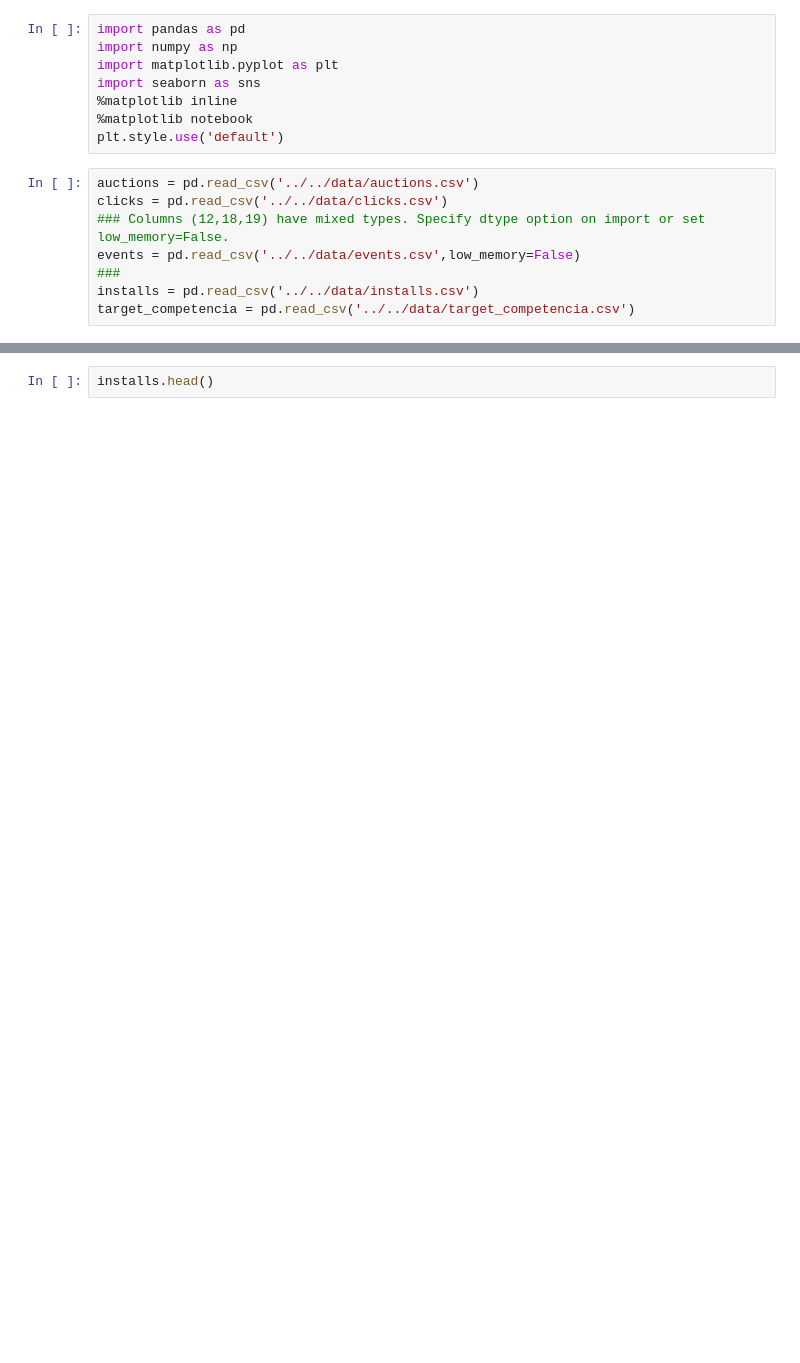
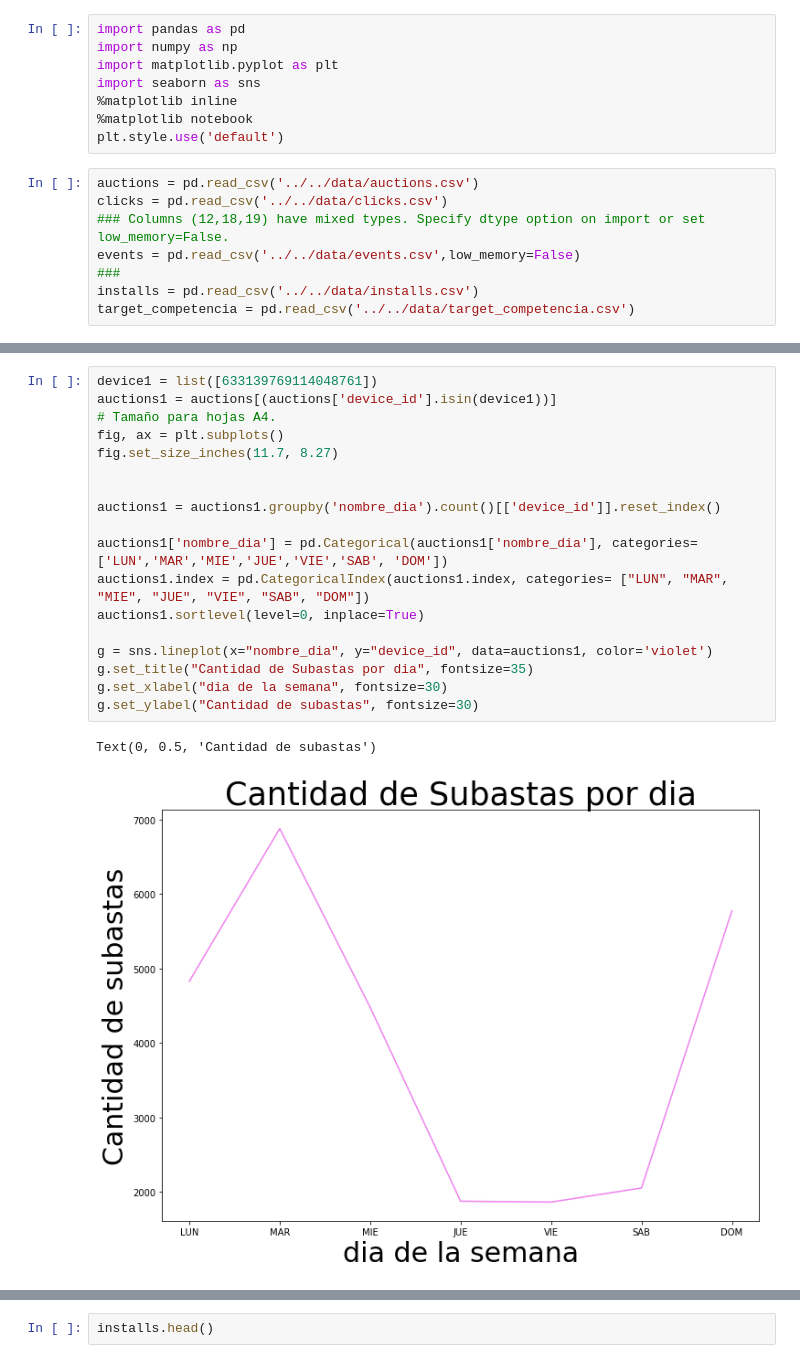
Before and after one commit to asilvestri2020/7506_1C2019, a Jupyter notebook: TP1/TP1.JM.ipynb, the cells around one changed output, grey strips where cells are left out. Saved outputs shown, nothing was run; the diff lists cells and outputs as text; blank space fills up the shorter version.

```diff
--- a/TP1/TP1.JM.ipynb
+++ b/TP1/TP1.JM.ipynb
@@ -44,0 +111,21 @@ events.head()
+# %%
+device1 = list([633139769114048761])
+auctions1 = auctions[(auctions['device_id'].isin(device1))]
+# Tamaño para hojas A4.
+fig, ax = plt.subplots()
+fig.set_size_inches(11.7, 8.27)
+
+
+auctions1 = auctions1.groupby('nombre_dia').count()[['device_id']].reset_index()
+
+auctions1['nombre_dia'] = pd.Categorical(auctions1['nombre_dia'], categories=['LUN','MAR','MIE','JUE','VIE','SAB', 'DOM'])
+auctions1.index = pd.CategoricalIndex(auctions1.index, categories= ["LUN", "MAR", "MIE", "JUE", "VIE", "SAB", "DOM"])
+auctions1.sortlevel(level=0, inplace=True)
+
+g = sns.lineplot(x="nombre_dia", y="device_id", data=auctions1, color='violet')
+g.set_title("Cantidad de Subastas por dia", fontsize=35)
+g.set_xlabel("dia de la semana", fontsize=30)
+g.set_ylabel("Cantidad de subastas", fontsize=30)
+# %% [output]
+Text(0, 0.5, 'Cantidad de subastas')
+[figure, added]
```
Also changed, not shown: parts of 9 cells of this notebook, 3 other files.
